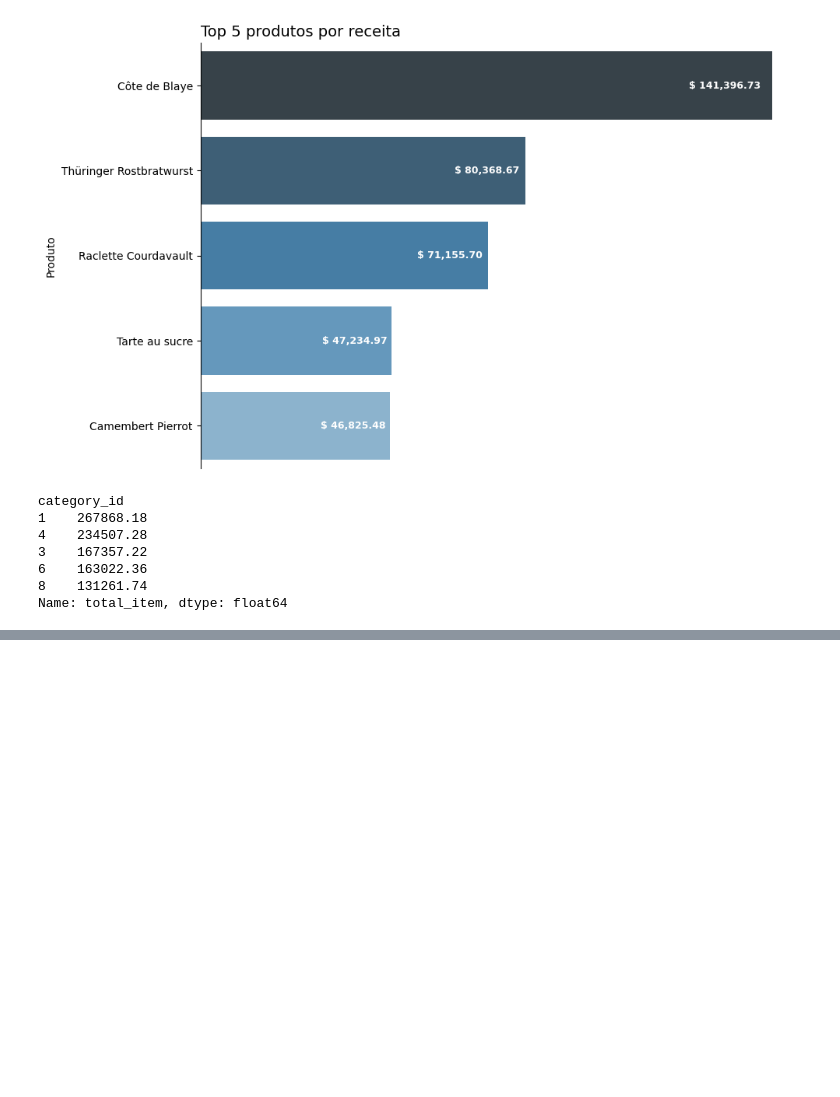
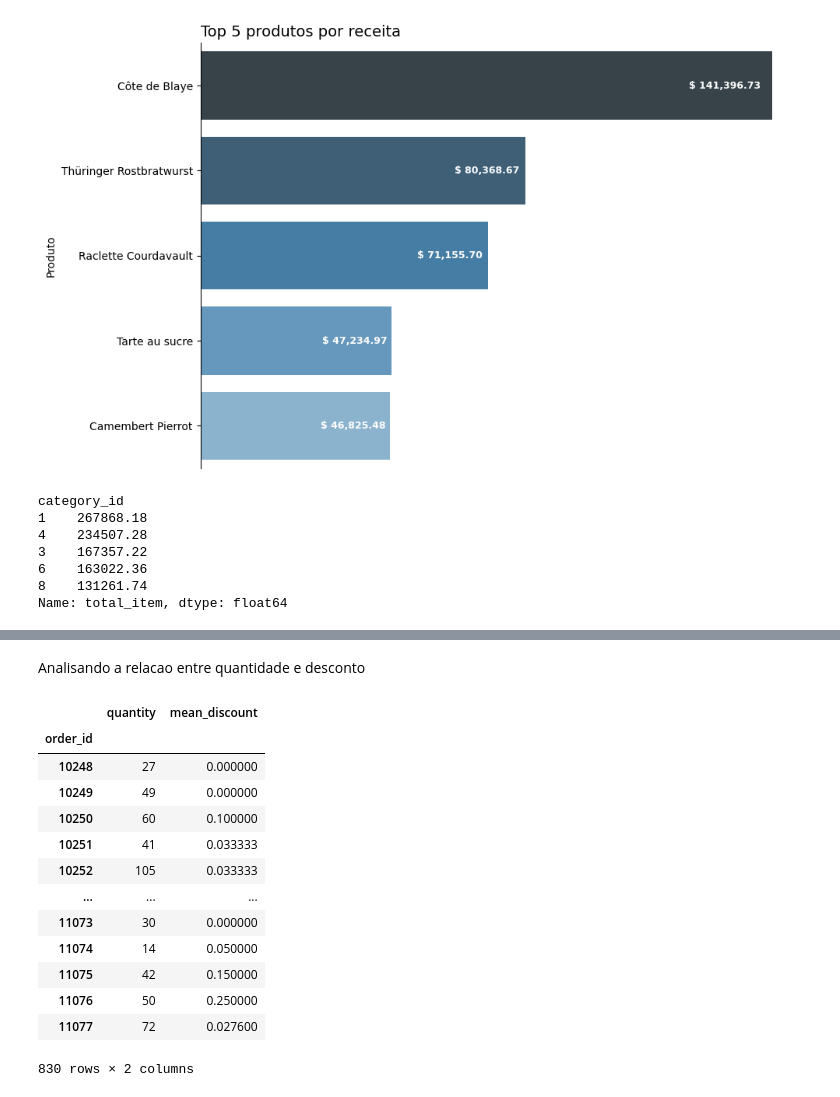
Before and after one commit to raulward/projeto-northwind, a Jupyter notebook: woorkbook.ipynb, the cells around one changed output, grey strips where cells are left out. Drawn from its saved outputs; the diff is of its cells as text; code cells hidden in the pictures; blank space fills up the shorter version.

```diff
--- a/woorkbook.ipynb
+++ b/woorkbook.ipynb
@@ -484,0 +476,29 @@ ValueError: Image size of 40689312x513 pixels is too large. It must be less than
+# %% [markdown]
+Analisando a relacao entre quantidade e desconto
+# %%
+quantity_by_order_id = northwind.groupby("order_id")["quantity"].sum()
+
+quantity_by_order_id
+
+discount_by_order_id = northwind.groupby("order_id")["discount"].mean()
+
+discount_by_order_id
+
+df_quantity_per_discount = pd.DataFrame({'quantity': quantity_by_order_id.values, 'mean_discount': discount_by_order_id})
+
+df_quantity_per_discount
+# %% [output]
+|  | quantity | mean_discount |
+| order_id |  |  |
+| 10248 | 27 | 0.000000 |
+| 10249 | 49 | 0.000000 |
+| 10250 | 60 | 0.100000 |
+| 10251 | 41 | 0.033333 |
+| 10252 | 105 | 0.033333 |
+| ... | ... | ... |
+| 11073 | 30 | 0.000000 |
+| 11074 | 14 | 0.050000 |
+| 11075 | 42 | 0.150000 |
+| 11076 | 50 | 0.250000 |
+| 11077 | 72 | 0.027600 |
+830 rows × 2 columns
```
Also changed, not shown: parts of 4 cells of this notebook.
